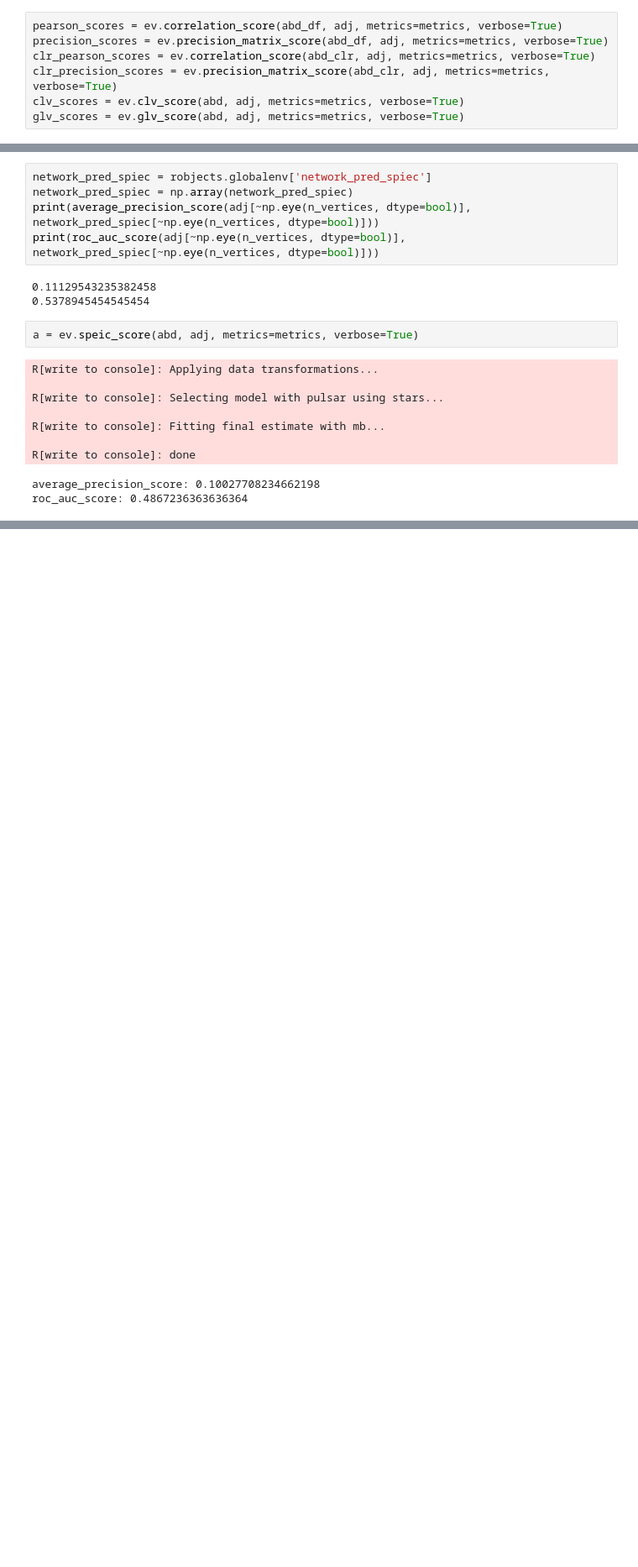
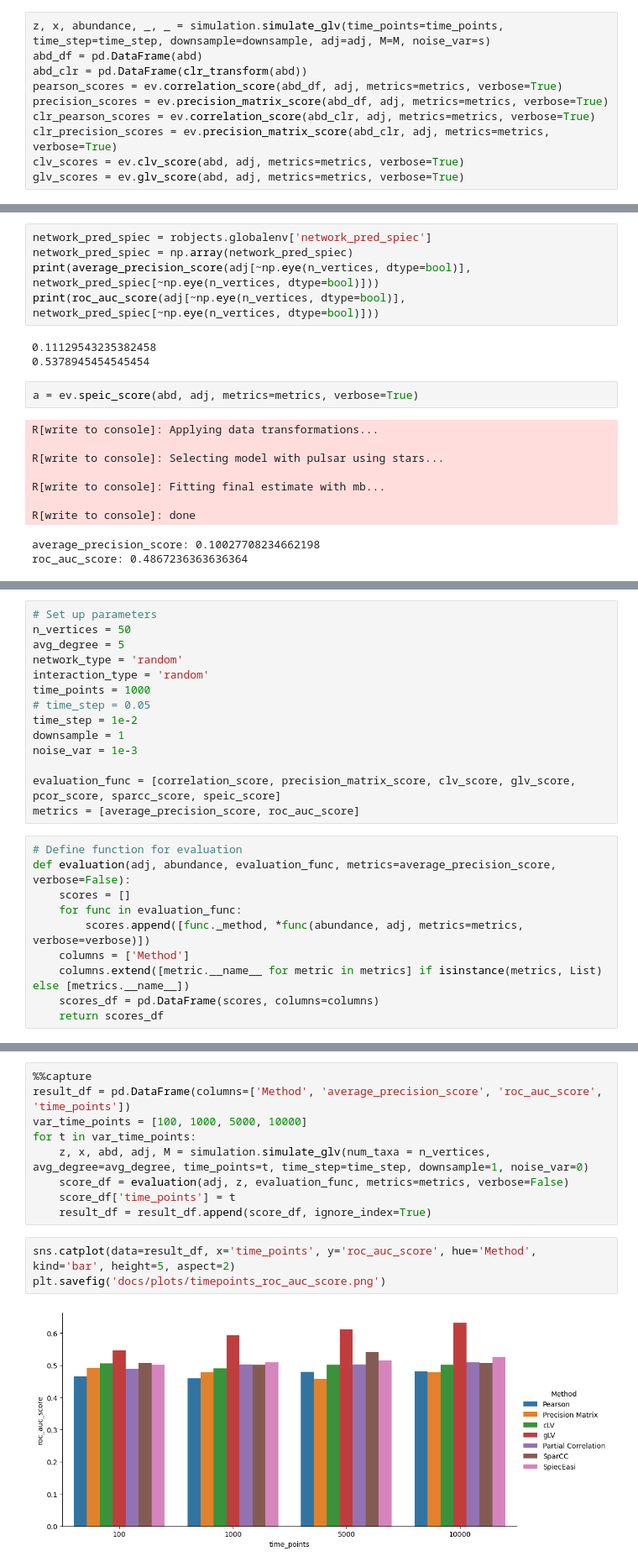
Before and after one commit to tianqitang1/microbial_network_explore, a Jupyter notebook: docs/evaluation_report.ipynb, the cells around one changed output, grey strips where cells are left out. Shown at 84% size. Cells and saved outputs as stored; diff of their text form; blank space fills up the shorter version.

```diff
--- a/docs/evaluation_report.ipynb
+++ b/docs/evaluation_report.ipynb
@@ -187,4 +158,7 @@ Interaction 'mgx_mgx' added
 # %%
+z, x, abundance, _, _ = simulation.simulate_glv(time_points=time_points, time_step=time_step, downsample=downsample, adj=adj, M=M, noise_var=s)
+abd_df = pd.DataFrame(abd)
+abd_clr = pd.DataFrame(clr_transform(abd))
 pearson_scores = ev.correlation_score(abd_df, adj, metrics=metrics, verbose=True)
 precision_scores = ev.precision_matrix_score(abd_df, adj, metrics=metrics, verbose=True)
 clr_pearson_scores = ev.correlation_score(abd_clr, adj, metrics=metrics, verbose=True)
@@ -332,0 +257,24 @@ TtestResult(statistic=3.5637258011527617, pvalue=0.0008266584042734103, df=49)
+# %%
+# Set up parameters
+n_vertices = 50
+avg_degree = 5
+network_type = 'random'
+interaction_type = 'random'
+time_points = 1000
+# time_step = 0.05
+time_step = 1e-2
+downsample = 1
+noise_var = 1e-3
+
+evaluation_func = [correlation_score, precision_matrix_score, clv_score, glv_score, pcor_score, sparcc_score, speic_score]
+metrics = [average_precision_score, roc_auc_score]
+# %%
+# Define function for evaluation
+def evaluation(adj, abundance, evaluation_func, metrics=average_precision_score, verbose=False):
+    scores = []
+    for func in evaluation_func:
+        scores.append([func._method, *func(abundance, adj, metrics=metrics, verbose=verbose)])
+    columns = ['Method']
+    columns.extend([metric.__name__ for metric in metrics] if isinstance(metrics, List) else [metrics.__name__])
+    scores_df = pd.DataFrame(scores, columns=columns)
+    return scores_df
@@ -332,0 +283,14 @@ TtestResult(statistic=3.5637258011527617, pvalue=0.0008266584042734103, df=49)
+# %%
+%%capture
+result_df = pd.DataFrame(columns=['Method', 'average_precision_score', 'roc_auc_score', 'time_points'])
+var_time_points = [100, 1000, 5000, 10000]
+for t in var_time_points:
+    z, x, abd, adj, M = simulation.simulate_glv(num_taxa = n_vertices, avg_degree=avg_degree, time_points=t, time_step=time_step, downsample=1, noise_var=0)
+    score_df = evaluation(adj, z, evaluation_func, metrics=metrics, verbose=False)
+    score_df['time_points'] = t
+    result_df = result_df.append(score_df, ignore_index=True)
+# %%
+sns.catplot(data=result_df, x='time_points', y='roc_auc_score', hue='Method', kind='bar', height=5, aspect=2)
+plt.savefig('docs/plots/timepoints_roc_auc_score.png')
+# %% [output]
+[figure, added]
```
Also changed, not shown: parts of 34 cells of this notebook, 14 other files.
